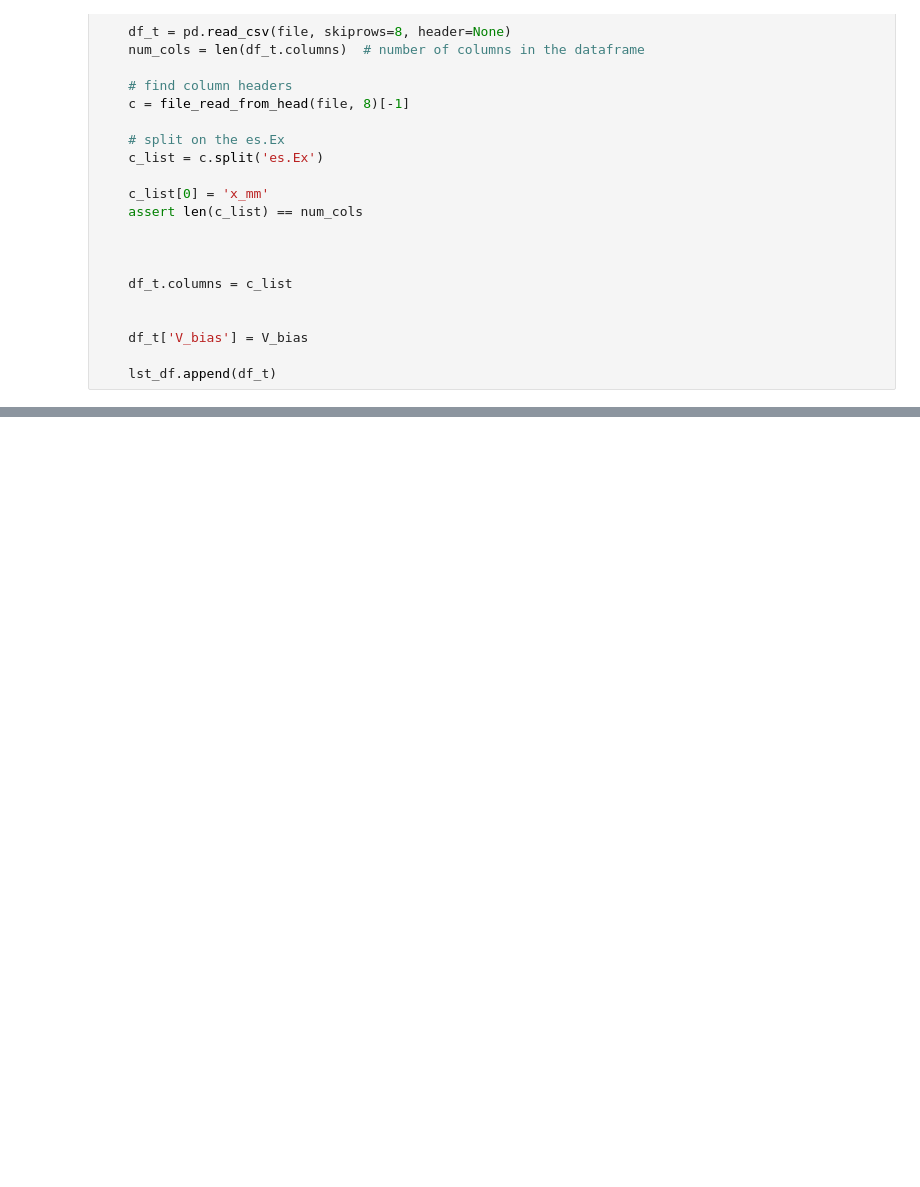
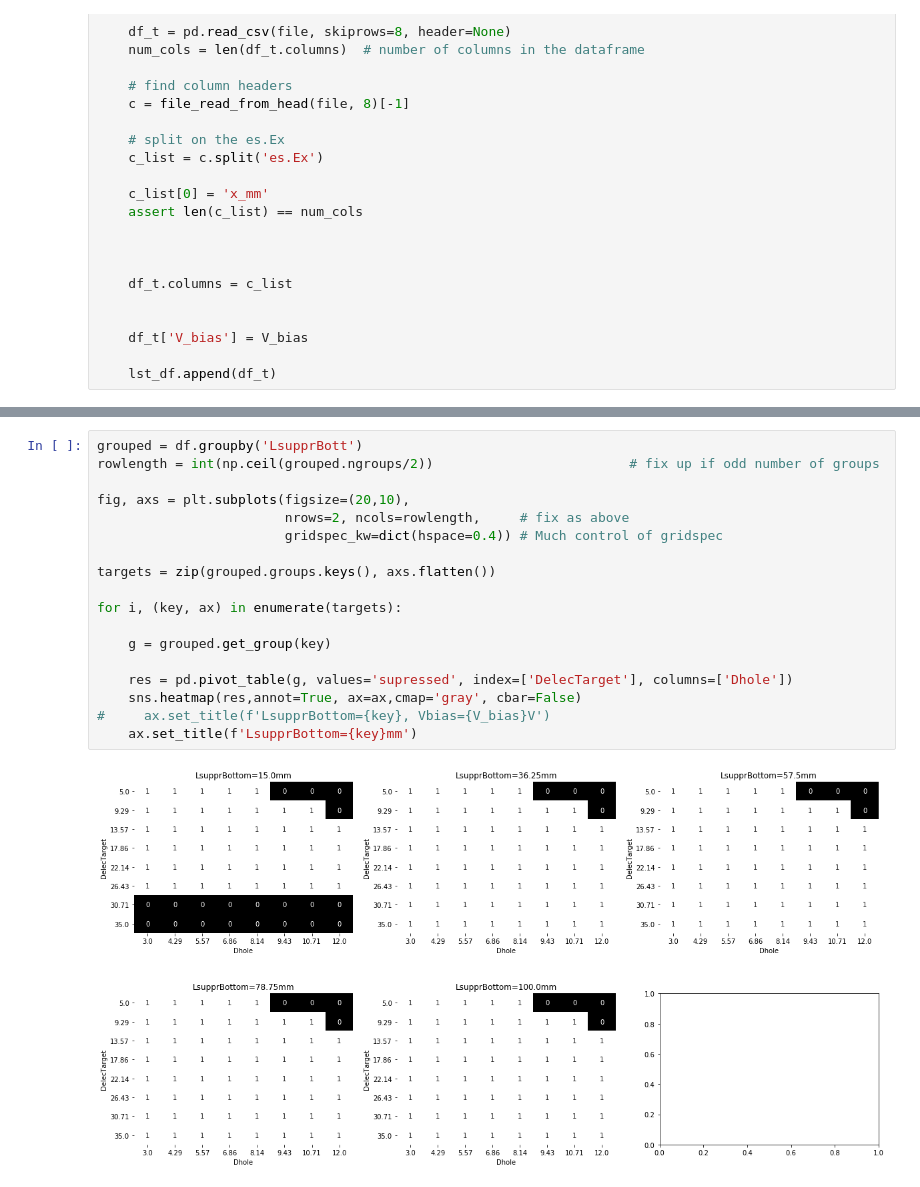
Before and after one commit to kromerh/phd_python, a Jupyter notebook: 03_COMSOL/03_BeamOptics/03_new_chamber/03.new_chamber.04.suppr_elec.2D.ipynb, the cells around one changed output, grey strips where cells are left out. Cells and saved outputs as stored; diff of their text form; blank space fills up the shorter version.

```diff
--- a/03_COMSOL/03_BeamOptics/03_new_chamber/03.new_chamber.04.suppr_elec.2D.ipynb
+++ b/03_COMSOL/03_BeamOptics/03_new_chamber/03.new_chamber.04.suppr_elec.2D.ipynb
@@ -112,0 +319,20 @@ Dhole_values = np.unique(Dhole_values)
+# %%
+grouped = df.groupby('LsupprBott')
+rowlength = int(np.ceil(grouped.ngroups/2))                         # fix up if odd number of groups
+
+fig, axs = plt.subplots(figsize=(20,10),
+                        nrows=2, ncols=rowlength,     # fix as above
+                        gridspec_kw=dict(hspace=0.4)) # Much control of gridspec
+
+targets = zip(grouped.groups.keys(), axs.flatten())
+
+for i, (key, ax) in enumerate(targets):
+
+    g = grouped.get_group(key)
+
+    res = pd.pivot_table(g, values='supressed', index=['DelecTarget'], columns=['Dhole'])
+    sns.heatmap(res,annot=True, ax=ax,cmap='gray', cbar=False)
+#     ax.set_title(f'LsupprBottom={key}, Vbias={V_bias}V')
+    ax.set_title(f'LsupprBottom={key}mm')
+# %% [output]
+[figure, added]
```
Also changed, not shown: parts of 20 cells of this notebook, 2 other files.
